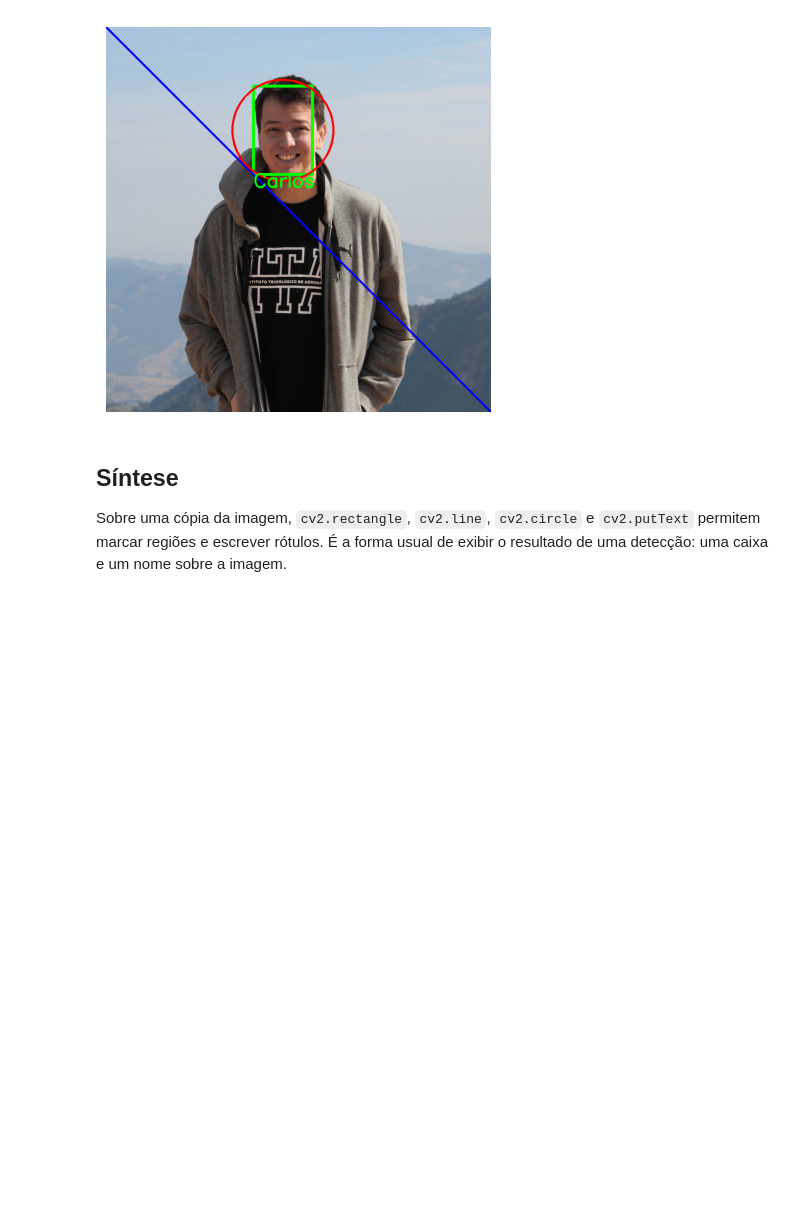
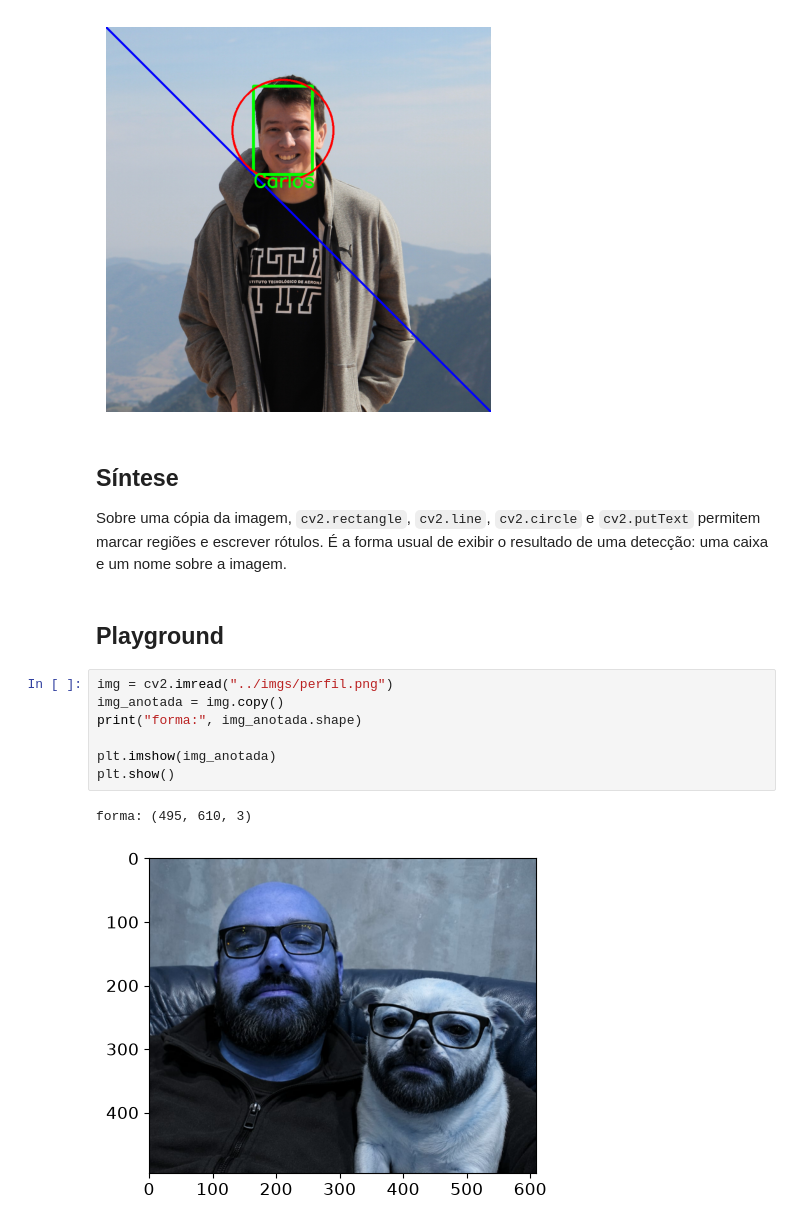
Before and after one commit to rodrigoms2004/VIS101-fundamentos-visao-computacional-sigmoidal, a Jupyter notebook: notebooks/aula_04_08.07.2026/vis101_t2_anotacoes_em_imagem.ipynb, the cells around one changed output. Cells and saved outputs as stored; diff of their text form; blank space fills up the shorter version.

```diff
--- a/notebooks/aula_04_08.07.2026/vis101_t2_anotacoes_em_imagem.ipynb
+++ b/notebooks/aula_04_08.07.2026/vis101_t2_anotacoes_em_imagem.ipynb
@@ -81,3 +81,15 @@ plt.show()
 Sobre uma cópia da imagem, `cv2.rectangle`, `cv2.line`, `cv2.circle` e `cv2.putText`
 permitem marcar regiões e escrever rótulos. É a forma usual de exibir o resultado de uma
 detecção: uma caixa e um nome sobre a imagem.
+# %% [markdown]
+## Playground
+# %%
+img = cv2.imread("../imgs/perfil.png")
+img_anotada = img.copy()
+print("forma:", img_anotada.shape)
+
+plt.imshow(img_anotada)
+plt.show()
+# %% [output]
+forma: (495, 610, 3)
+[figure, added]
```
Also changed, not shown: parts of 3 cells of this notebook.
